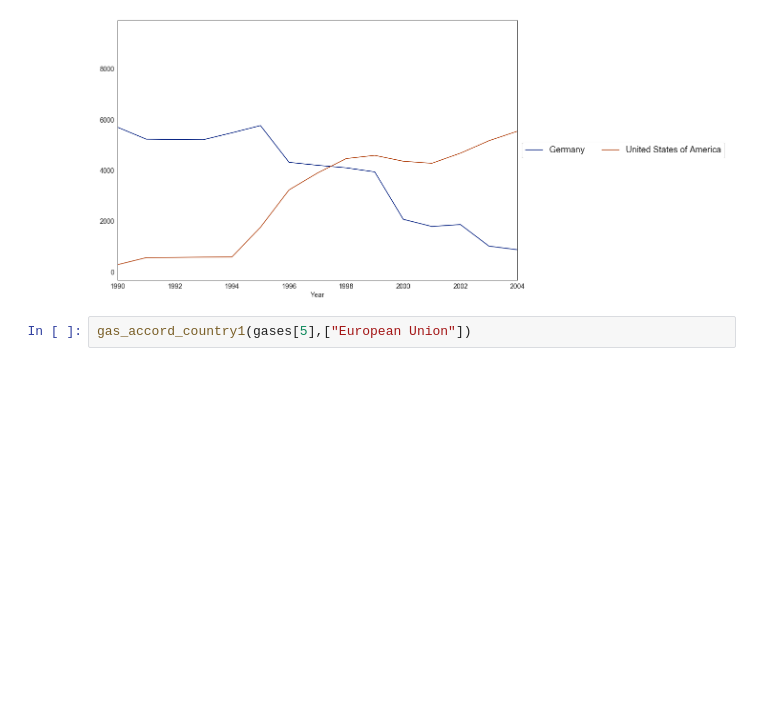
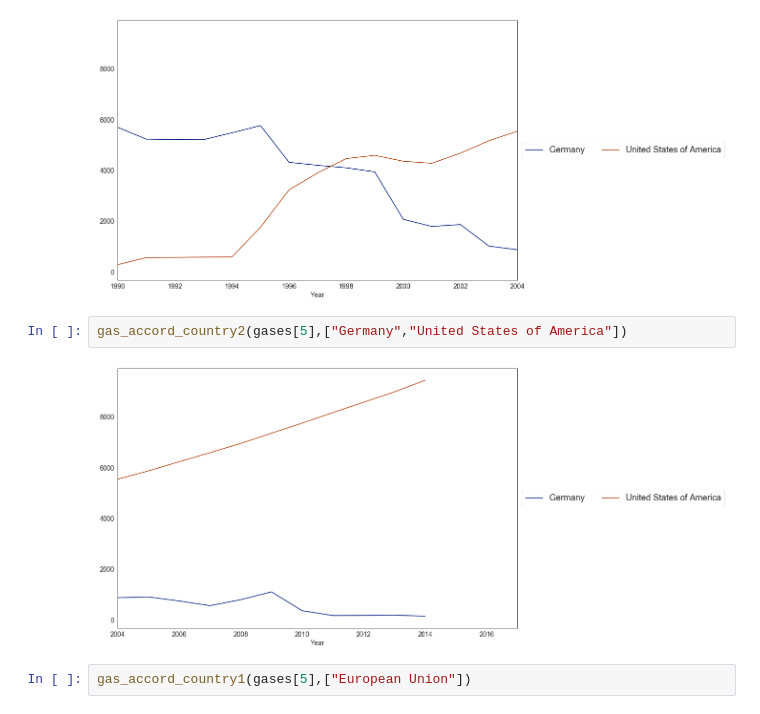
Before and after one commit to Wealthy-Waste/International-Greenhouse-Gas-Emissions, a Jupyter notebook: INTERNATIONAL GREENHOUSE GAS EMMISSION/1 - EMISSION ANALYSIS - 9TH MAY 2020.ipynb, the cells around one changed output. Saved outputs shown, nothing was run; the diff lists cells and outputs as text; blank space fills up the shorter version.

Commit message:
Added plots of HFC, PFC and SF3

```diff
--- a/INTERNATIONAL GREENHOUSE GAS EMMISSION/1 - EMISSION ANALYSIS - 9TH MAY 2020.ipynb
+++ b/INTERNATIONAL GREENHOUSE GAS EMMISSION/1 - EMISSION ANALYSIS - 9TH MAY 2020.ipynb
@@ -610,6 +610,10 @@ array(['CH4', 'CO2', 'GHG', 'GHG(Indirect CO2)', 'HFC', 'HFC+PFC', 'N2O',
 gas_accord_country1(gases[5],["Germany","United States of America"])
 # %% [output]
 [figure]
+# %%
+gas_accord_country2(gases[5],["Germany","United States of America"])
+# %% [output]
+[figure, added]
 # %%
 gas_accord_country1(gases[5],["European Union"])
 # %% [output]
```
Also changed, not shown: parts of 54 cells of this notebook.
